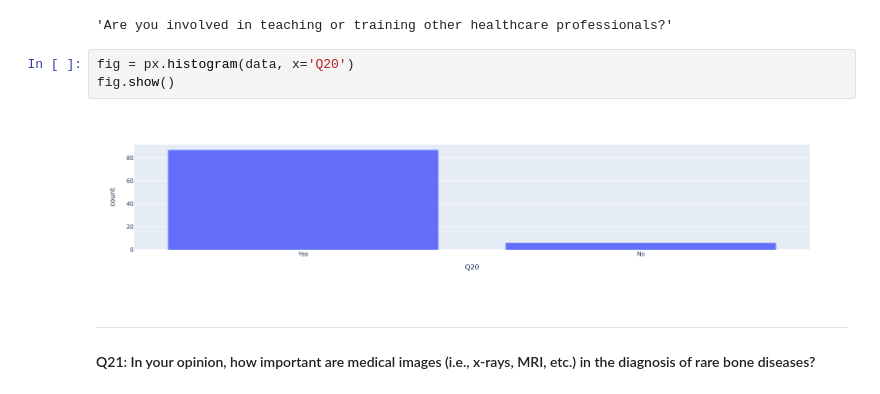
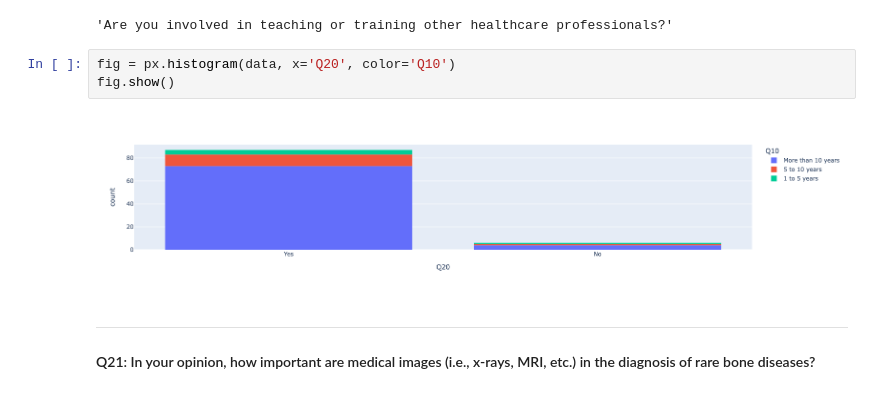
Before and after one commit to behjava/Bone2Gene_Survey, a Jupyter notebook: B2G_Survey_Analysis.ipynb, the cells around one changed output. Cells and saved outputs as stored; diff of their text form.

```diff
--- a/B2G_Survey_Analysis.ipynb
+++ b/B2G_Survey_Analysis.ipynb
@@ -240,10 +240,10 @@ header_question_dict['Q20']
 # %% [output]
 'Are you involved in teaching or training other healthcare professionals?'
 # %%
-fig = px.histogram(data, x='Q20')
+fig = px.histogram(data, x='Q20', color='Q10')
 fig.show()
 # %% [output]
-[figure, old version]
+[figure, new version]
 # %% [markdown]
 ***
 #### Q21: In your opinion, how important are medical images (i.e., x-rays, MRI, etc.) in the diagnosis of rare bone diseases?
```
Also changed, not shown: 1 other file.
